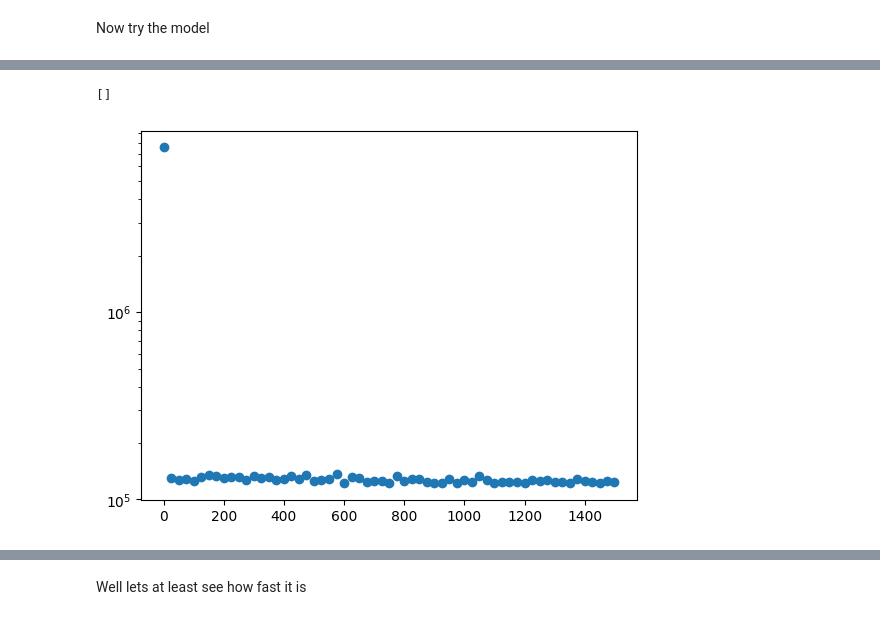
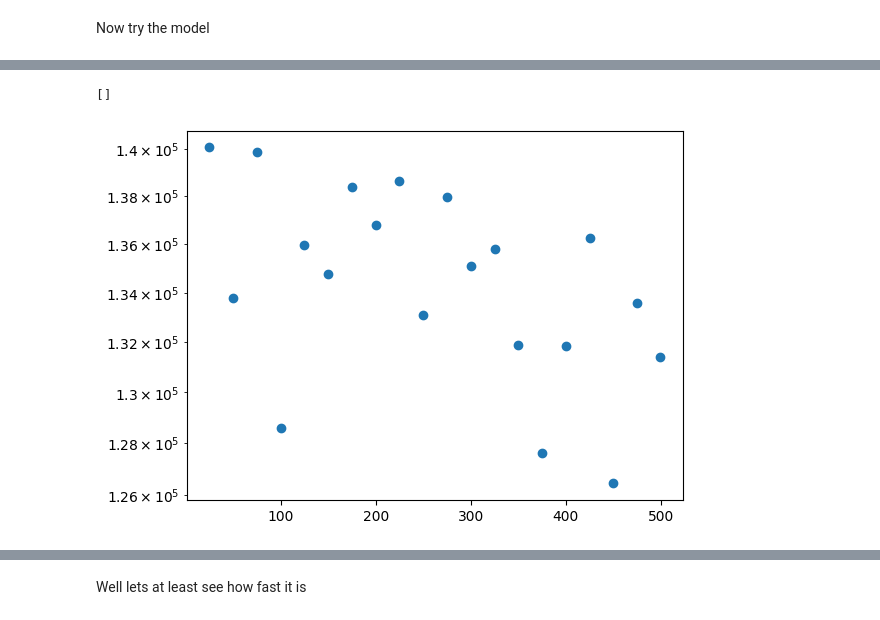
Before and after one commit to eteq/m31_jwst_2609, a Jupyter notebook: content/fast_wcs_interp_experimentation.ipynb, the cells around one changed output, grey strips where cells are left out. Saved outputs shown, nothing was run; the diff lists cells and outputs as text; code cells hidden in the pictures.

```diff
--- a/content/fast_wcs_interp_experimentation.ipynb
+++ b/content/fast_wcs_interp_experimentation.ipynb
@@ -1010,4 +994,46 @@ def make_batch_simpler(rng, batch_size):
     ins = np.array([l.value, ro.value, do.value])
 
     return ins, outs
+
+def train_network_simpler(batch_size, n_batches, seed=42, nnmodel=None):
+    if nnmodel is None:
+        nnmodel = NeuralNetwork(3, 2).to(torch_device)
+
+    msk0 = gridallflat[1]==0
+    X_test = torch.from_numpy(gridallflat.T[msk0][:, [0, 2, 3]].astype('float32')).to(torch_device)
+    y_test = torch.from_numpy(np.array([xm0.ravel(), ym0.ravel()], dtype=np.float32).T[msk0]).to(torch_device)
+
+    loss_fn = nn.MSELoss()
+    optimizer = torch.optim.Adam(nnmodel.parameters())
+
+    rng = np.random.default_rng(seed)
+
+    batchi_test = []
+    loss_test = []
+
+    nnmodel.train()
+    for batchi in tqdm(list(range(n_batches))):
+        ins, (xo, yo) = make_batch_simpler(rng, batch_size)
+        X = torch.from_numpy(ins.T).to(torch_device, dtype=torch.float32)
+        y = torch.from_numpy(np.array([xo, yo], dtype=np.float32).T).to(torch_device)
+
+        # Compute prediction error
+        pred = nnmodel(X)
+        loss = loss_fn(pred, y)
+
+        # Backpropagation
+        loss.backward()
+        optimizer.step()
+        optimizer.zero_grad()
+
+        if batchi % 25 == 0 or batchi == (n_batches-1):
+            with torch.no_grad():
+                nnmodel.eval()
+                batchi_test.append(batchi)
+                loss_test.append(loss_fn(nnmodel(X_test), y_test).item())
+                print('test loss at batch', batchi, 'is', loss_test[-1])
+            nnmodel.train()
+
+    nnmodel.eval()
+    return nnmodel, X_test, y_test, batchi_test, loss_test
 # %%
@@ -1074,9 +1059,9 @@ test loss at batch 1499 is 123798.0859375
-# %%
-plt.scatter(batchi_test, loss_test)
-plt.semilogy()
-# %% [output]
-[]
-[figure, removed]
+# %%
+plt.scatter(batchi_test[1:], loss_test[1:])
+plt.semilogy()
+# %% [output]
+[]
+[figure, added]
 # %%
 pred = nnmodel(X_test).cpu().detach().numpy()
 
```
Also changed, not shown: parts of 20 cells of this notebook, 1 other file.
